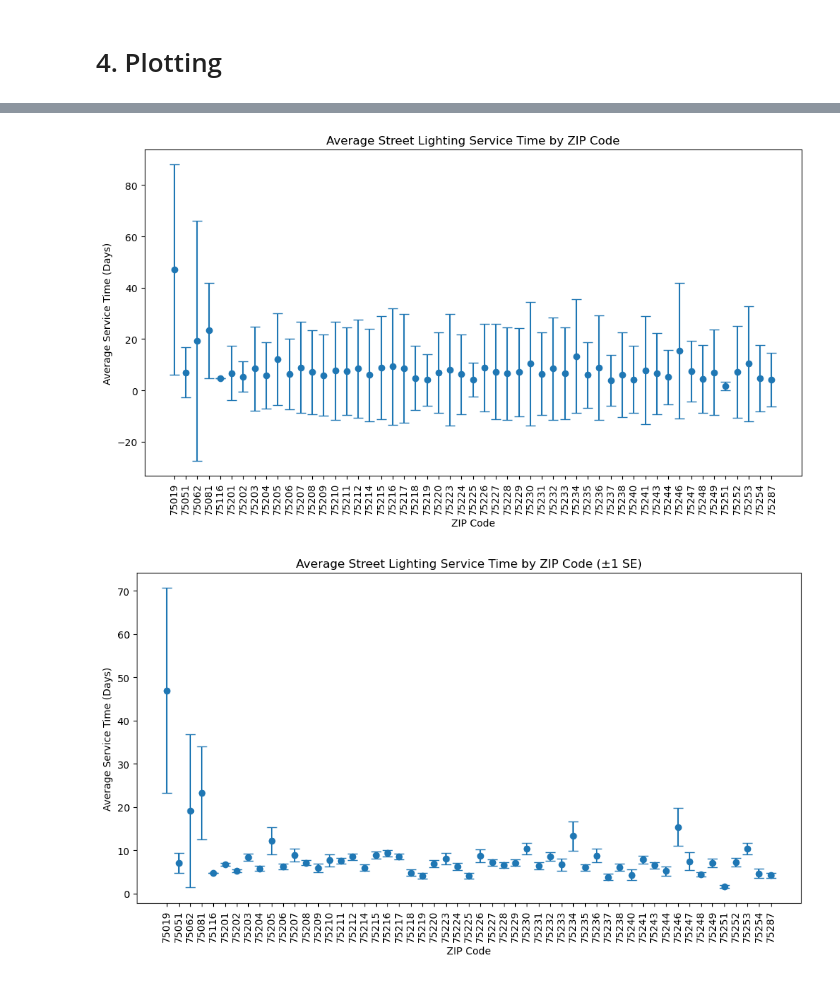
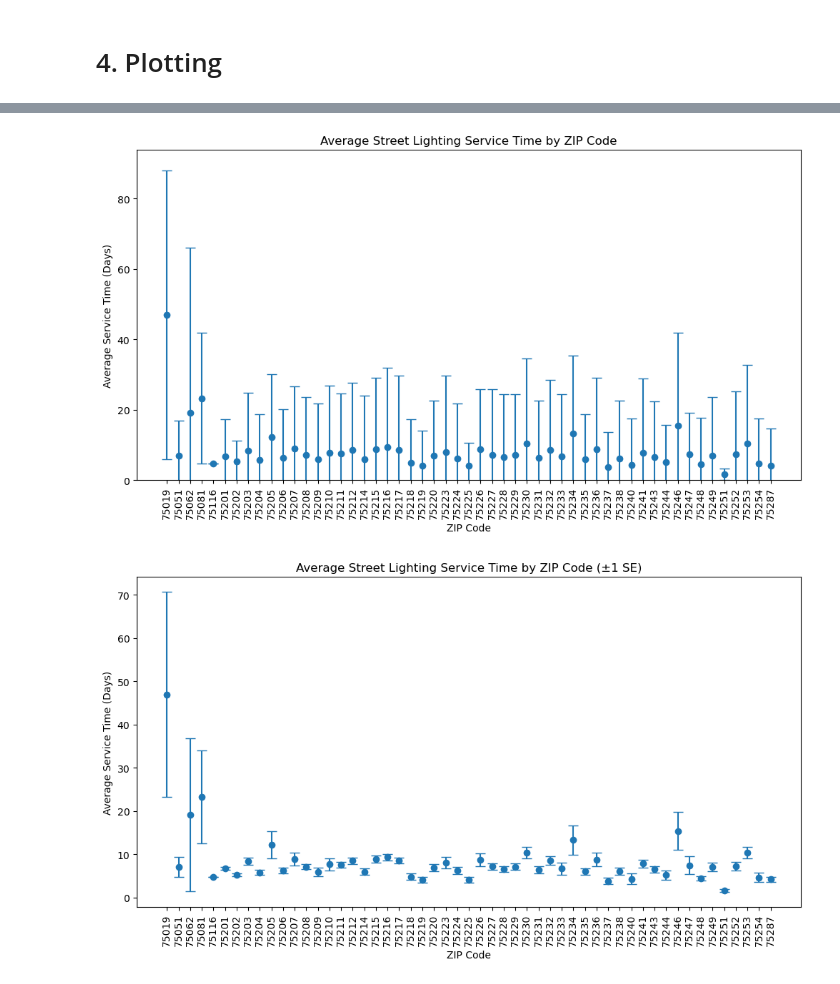
Before and after one commit to ratraverfallick/Hackathon_REU2026_Group4, a Jupyter notebook: lightdata.ipynb, the cells around one changed output, grey strips where cells are left out. Drawn from its saved outputs; the diff is of its cells as text; code cells hidden in the pictures.

```diff
--- a/lightdata.ipynb
+++ b/lightdata.ipynb
@@ -265,9 +282,9 @@ light_df.to_csv("street_lighting_2021_2025.csv", index=False)
 # %%
 zip_stats = (
-    closed.groupby("zip_code")["service_time_days"]
+    closed.groupby("zip_S")["service_time_days"]
     .agg(["mean", "std", "count"])
     .reset_index()
-)
+))
 
 zip_stats
 # %% [output]
@@ -291,21 +292,21 @@ zip_stats
 # %%
 plt.figure(figsize=(12, 6))
 
 plt.errorbar(
     zip_stats["zip_code"],
     zip_stats["mean"],
     yerr=zip_stats["std"],
     fmt="o",
     capsize=5
 )
-
+plt.ylim(bottom=0)
 plt.xticks(rotation=90)
 plt.xlabel("ZIP Code")
 plt.ylabel("Average Service Time (Days)")
 plt.title("Average Street Lighting Service Time by ZIP Code")
 plt.show()
 # %% [output]
-[figure, old version]
+[figure, new version]
 # %%
 #standard error instead of standard deviation
 zip_stats["se"] = zip_stats["std"] / zip_stats["count"]**0.5
```
Also changed, not shown: parts of 3 cells of this notebook, 1 other file.
